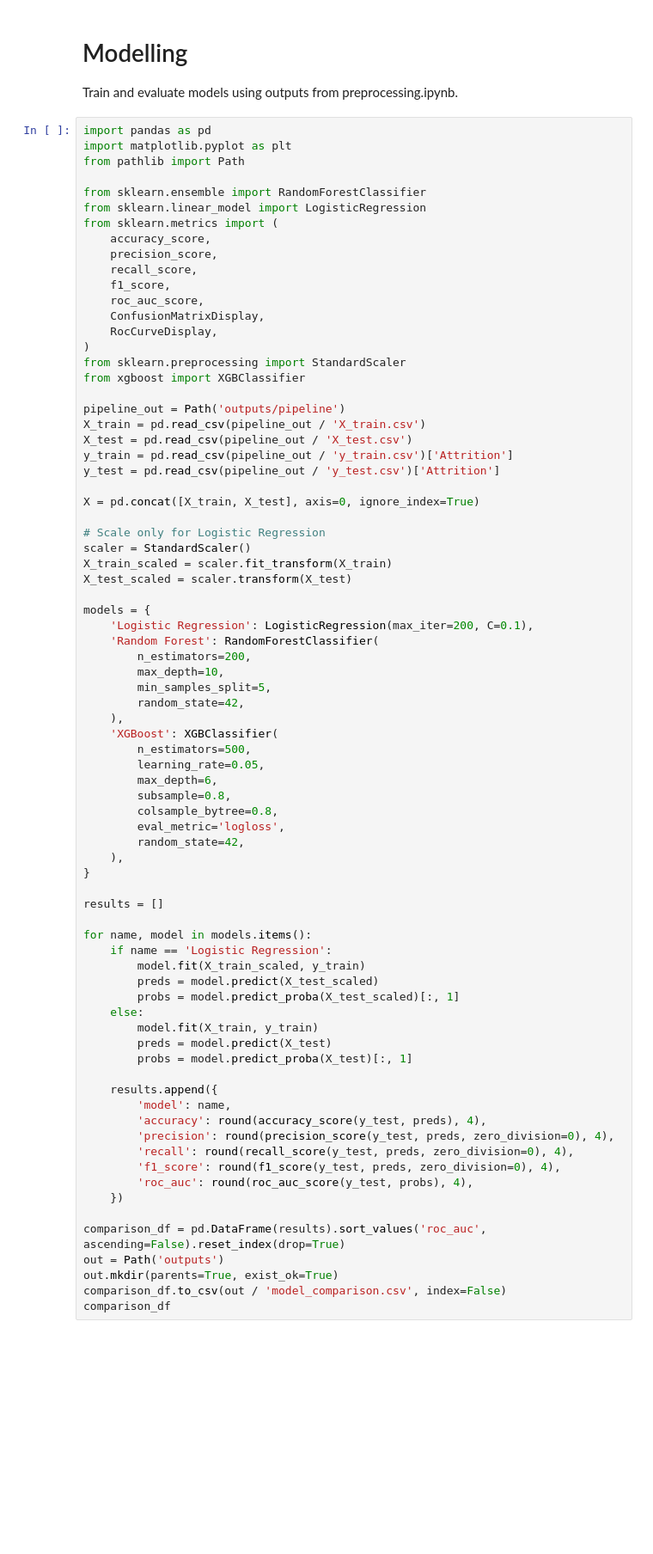
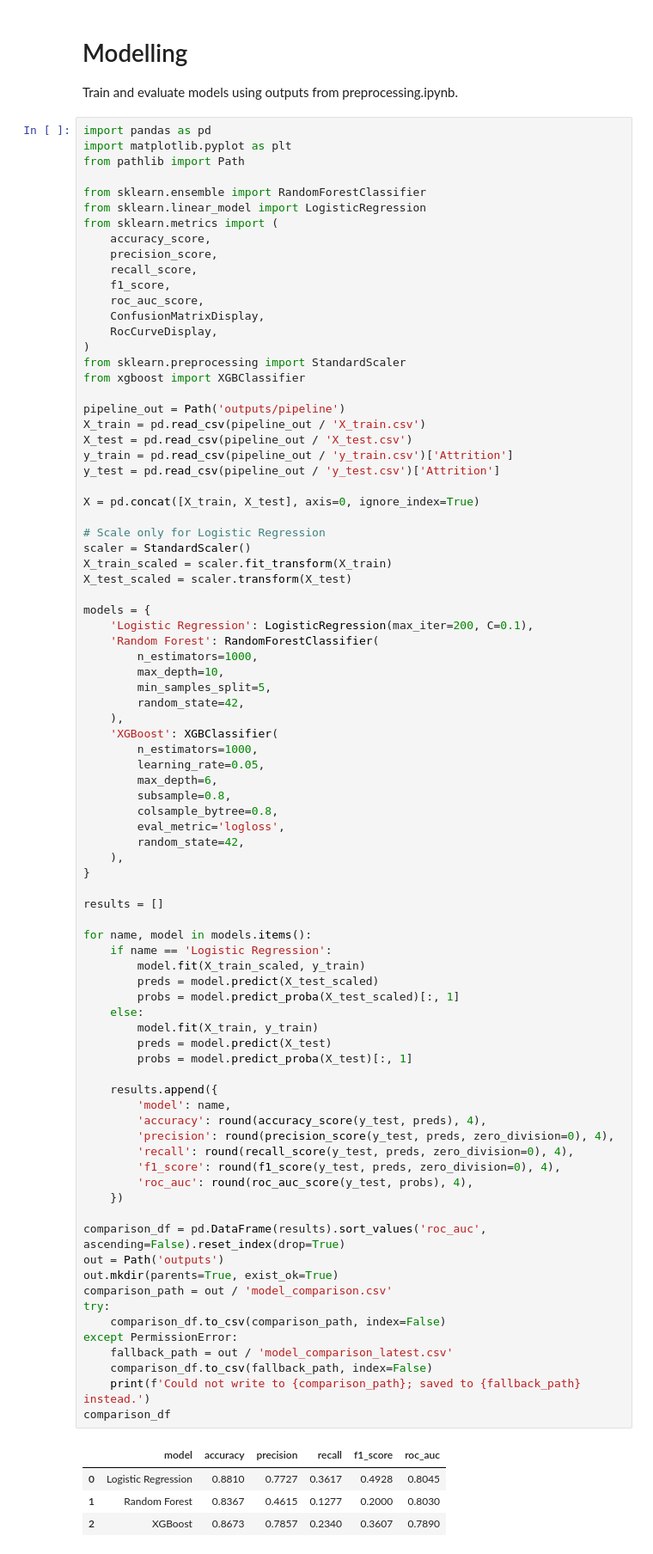
Before and after one commit to Sumant40/hr-attrition-analysis, a Jupyter notebook: modelling.ipynb, the cells around one changed output. Shown at 86% size. Cells and saved outputs as stored; diff of their text form; blank space fills up the shorter version.

```diff
--- a/modelling.ipynb
+++ b/modelling.ipynb
@@ -37,13 +37,13 @@ X_test_scaled = scaler.transform(X_test)
 models = {
     'Logistic Regression': LogisticRegression(max_iter=200, C=0.1),
     'Random Forest': RandomForestClassifier(
-        n_estimators=200,
+        n_estimators=1000,
         max_depth=10,
         min_samples_split=5,
         random_state=42,
     ),
     'XGBoost': XGBClassifier(
-        n_estimators=500,
+        n_estimators=1000,
         learning_rate=0.05,
         max_depth=6,
         subsample=0.8,
@@ -51,31 +51,42 @@ models = {
         eval_metric='logloss',
         random_state=42,
     ),
 }
 
 results = []
 
 for name, model in models.items():
     if name == 'Logistic Regression':
         model.fit(X_train_scaled, y_train)
         preds = model.predict(X_test_scaled)
         probs = model.predict_proba(X_test_scaled)[:, 1]
     else:
         model.fit(X_train, y_train)
         preds = model.predict(X_test)
         probs = model.predict_proba(X_test)[:, 1]
 
     results.append({
         'model': name,
         'accuracy': round(accuracy_score(y_test, preds), 4),
         'precision': round(precision_score(y_test, preds, zero_division=0), 4),
         'recall': round(recall_score(y_test, preds, zero_division=0), 4),
         'f1_score': round(f1_score(y_test, preds, zero_division=0), 4),
         'roc_auc': round(roc_auc_score(y_test, probs), 4),
     })
 
 comparison_df = pd.DataFrame(results).sort_values('roc_auc', ascending=False).reset_index(drop=True)
 out = Path('outputs')
 out.mkdir(parents=True, exist_ok=True)
-comparison_df.to_csv(out / 'model_comparison.csv', index=False)
+comparison_path = out / 'model_comparison.csv'
+try:
+    comparison_df.to_csv(comparison_path, index=False)
+except PermissionError:
+    fallback_path = out / 'model_comparison_latest.csv'
+    comparison_df.to_csv(fallback_path, index=False)
+    print(f'Could not write to {comparison_path}; saved to {fallback_path} instead.')
 comparison_df
+# %% [output]
+|  | model | accuracy | precision | recall | f1_score | roc_auc |
+| 0 | Logistic Regression | 0.8810 | 0.7727 | 0.3617 | 0.4928 | 0.8045 |
+| 1 | Random Forest | 0.8367 | 0.4615 | 0.1277 | 0.2000 | 0.8030 |
+| 2 | XGBoost | 0.8673 | 0.7857 | 0.2340 | 0.3607 | 0.7890 |
```
Also changed, not shown: parts of 2 cells of this notebook, 17 other files.
